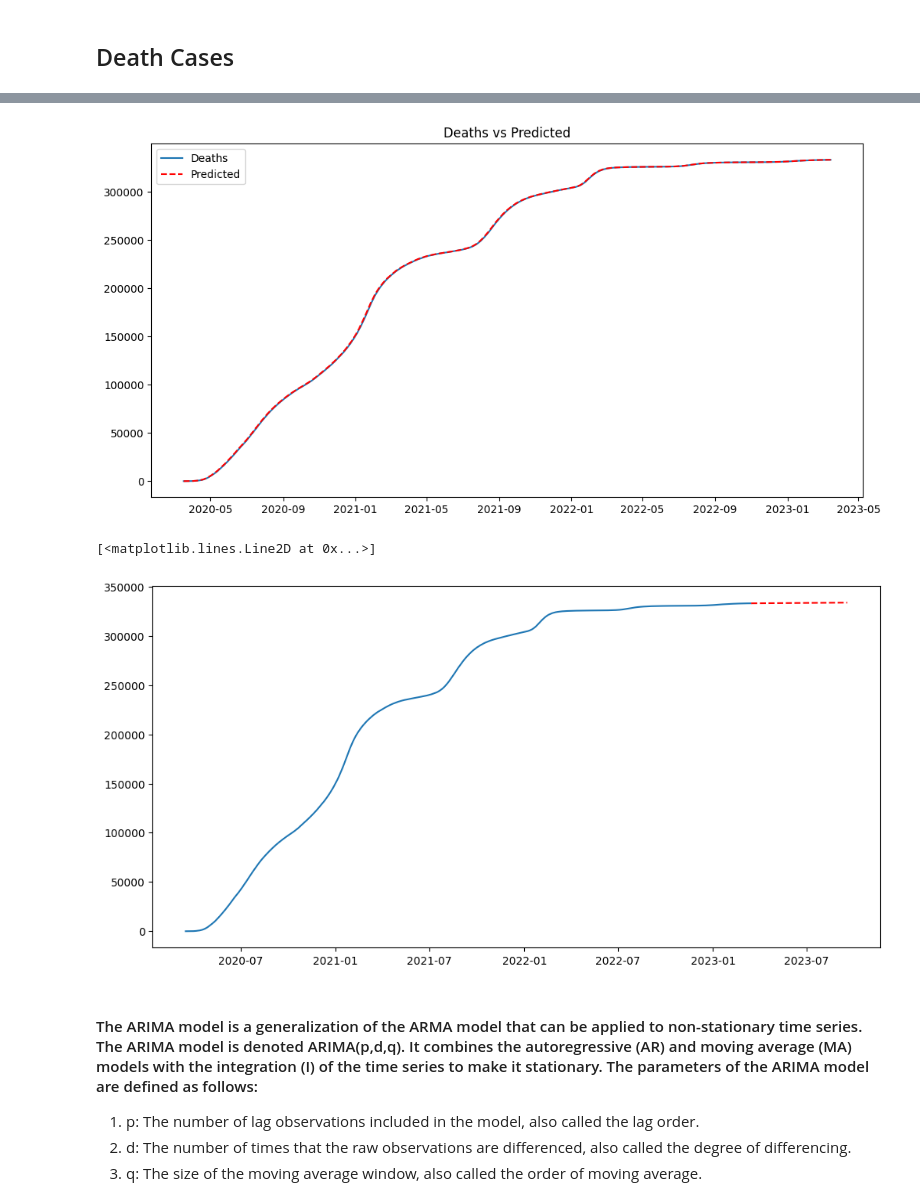
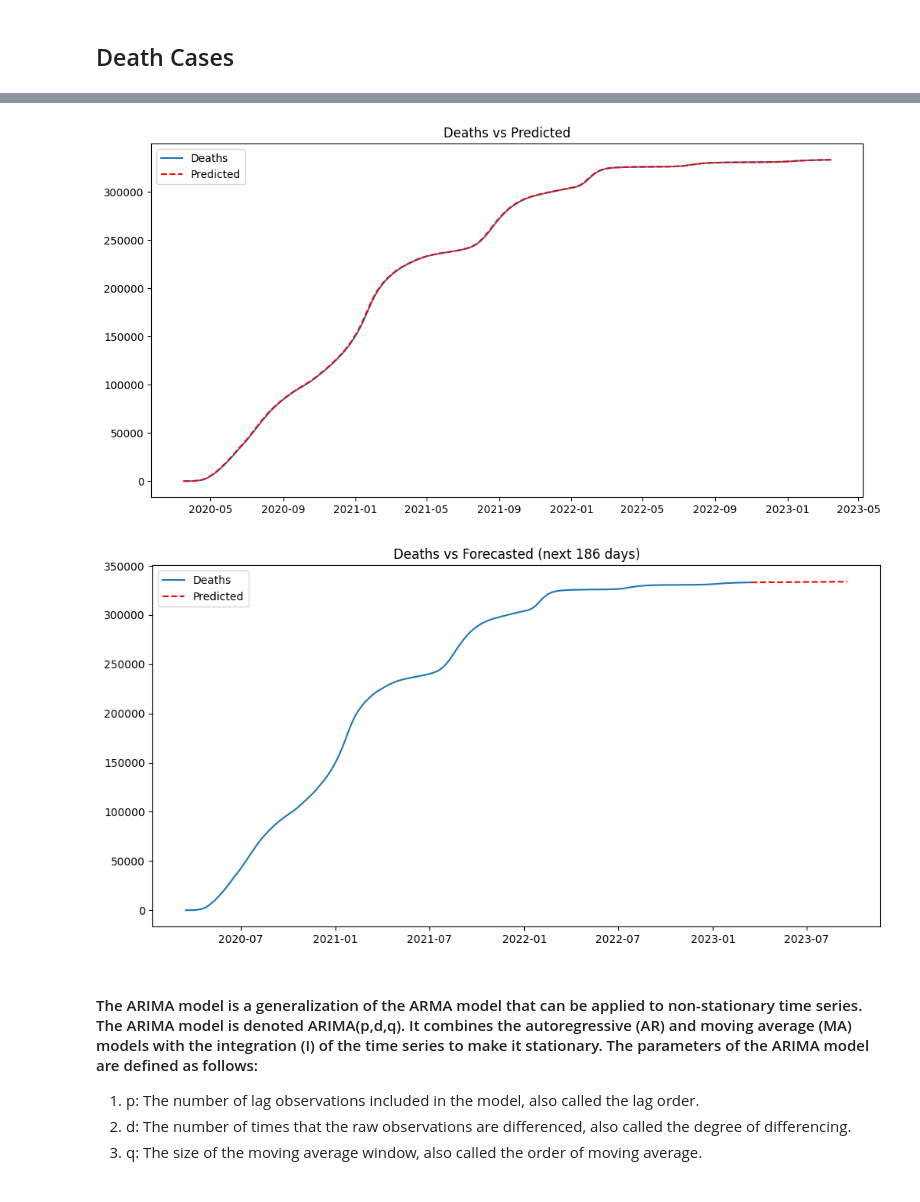
Before and after one commit to ris3abh/DSCI521Covid-19DashBoard, a Jupyter notebook: code/project.ipynb, the cells around one changed output, grey strips where cells are left out. Saved outputs shown, nothing was run; the diff lists cells and outputs as text; code cells hidden in the pictures.

```diff
--- a/code/project.ipynb
+++ b/code/project.ipynb
@@ -1035,21 +1041,23 @@ Warnings:
 # %%
 predicted = model_deaths.predict(start=0, end=len(df_deaths_cum))
 plt.figure(figsize=(12, 6))
 plt.plot(df_deaths_cum.index, df_deaths_cum.values, label='Deaths')
 plt.plot(df_deaths_cum.index, predicted[1:], label='Predicted', color='red', linestyle='--')
 plt.title('Deaths vs Predicted')
 plt.legend()
 plt.show()
 
 ## predicting the next 186 days
 predicted = model_deaths.predict(start=len(df_deaths_cum), end=len(df_deaths_cum)+186)
 plt.figure(figsize=(12, 6))
 plt.plot(df_deaths_cum.index, df_deaths_cum.values, label='Deaths')
 plt.plot(predicted.index, predicted.values, label='Predicted', color='red', linestyle='--')
+plt.title('Deaths vs Forecasted (next 186 days)')
+plt.legend()
+plt.show()
 # %% [output]
 [figure]
-[<matplotlib.lines.Line2D at 0x...>]
-[figure, old version]
+[figure, new version]
 # %% [markdown]
 #### The ARIMA model is a generalization of the ARMA model that can be applied to non-stationary time series. The ARIMA model is denoted ARIMA(p,d,q). It combines the autoregressive (AR) and moving average (MA) models with the integration (I) of the time series to make it stationary. The parameters of the ARIMA model are defined as follows:
 
```
Also changed, not shown: parts of 7 cells of this notebook, 22 other files.
